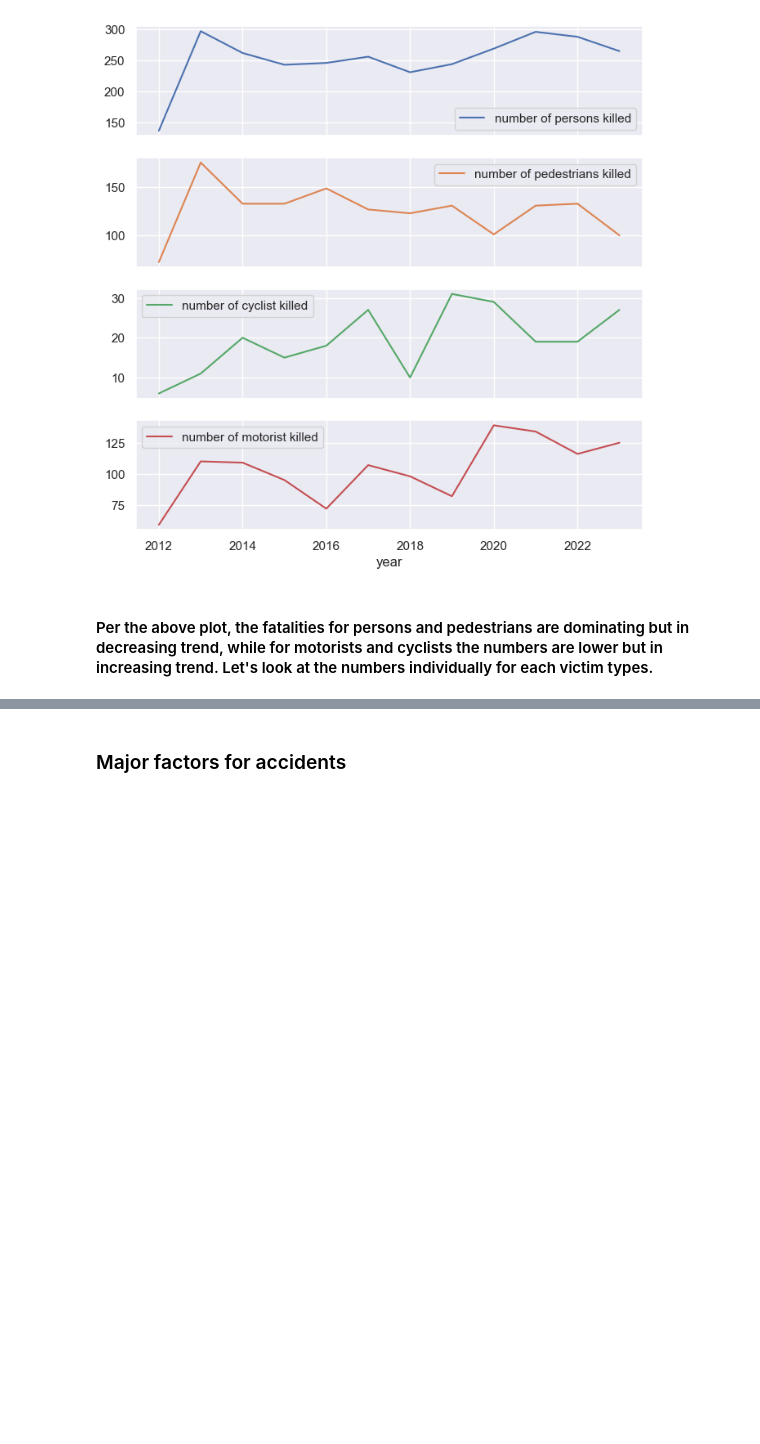
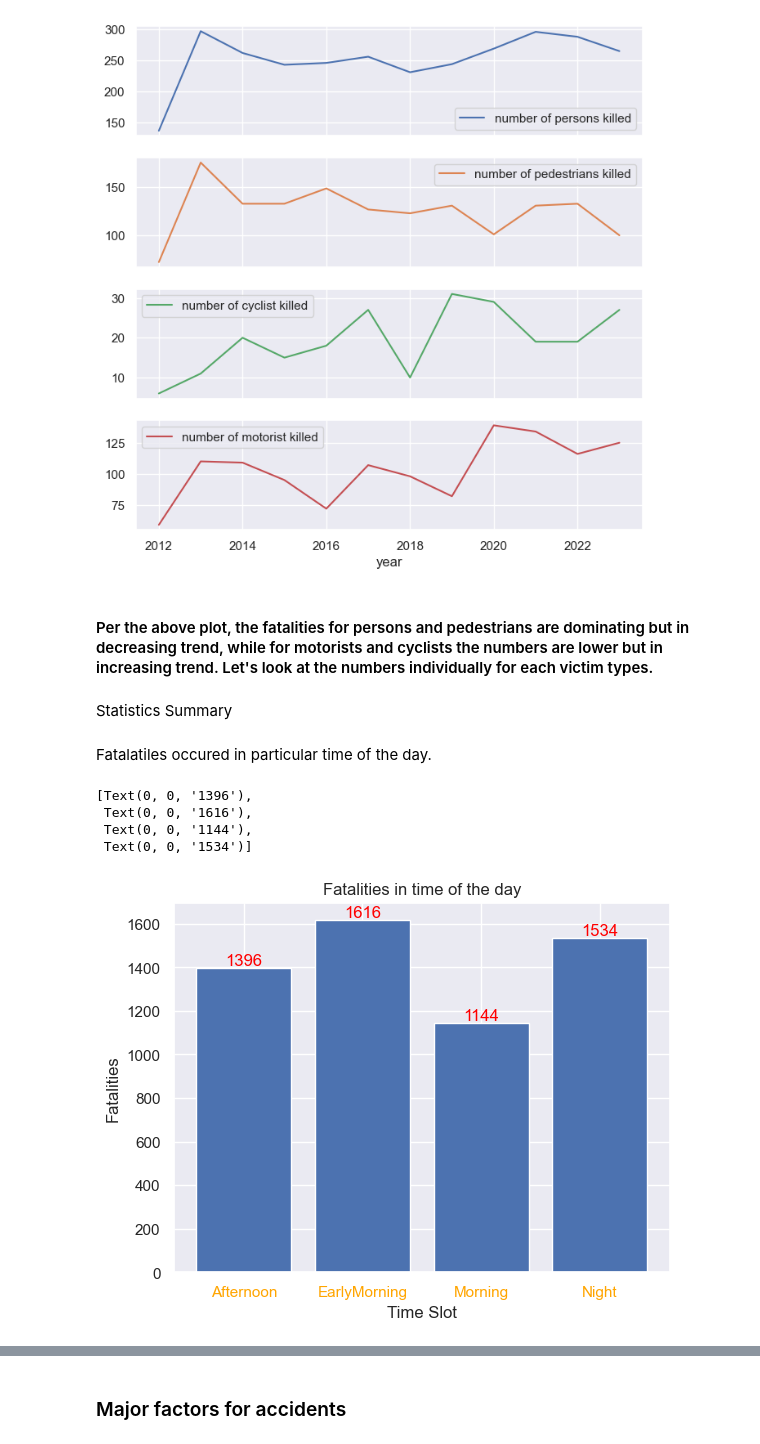
Before and after one commit to Pythorium-Quartet/Motor-Vehicle-Collison-Analysis, a Jupyter notebook: MotorVechicleCollisions_NYC.ipynb, the cells around one changed output, grey strips where cells are left out. Saved outputs shown, nothing was run; the diff lists cells and outputs as text; code cells hidden in the pictures; blank space fills up the shorter version.

```diff
--- a/MotorVechicleCollisions_NYC.ipynb
+++ b/MotorVechicleCollisions_NYC.ipynb
@@ -252,8 +262,8 @@ labels = ['EarlyMorning','Morning','Afternoon','Night']
 bins = ['00:00-06:00', '06:00-12:00', '12:00-18:00', '18:00-23:59']
 # Bin the 'Time' column
 
-collision_df1['TimeBin'] = collision_df1['crash time'].apply(map_time_to_bin)
-collision_df1.head()
+collision_df['TimeBin'] = collision_df['crash time'].apply(map_time_to_bin)
+collision_df.head()
 # %% [output]
 |  | crash date | crash time | borough | zip code | latitude | longitude | location | on street name | ... |
 | 0 | 2021-09-11 | 2:39 | NaN | NaN | NaN | NaN | NaN | WHITESTONE EXPRESSWAY | ... |
@@ -410,3 +412,27 @@ array([<Axes: xlabel='year'>, <Axes: xlabel='year'>,
 [figure]
 # %% [markdown]
 #### Per the above plot, the fatalities for persons and pedestrians are dominating but in decreasing trend, while for motorists and cyclists the numbers are lower but in increasing trend. Let's look at the numbers individually for each victim types.
+# %% [markdown]
+Statistics Summary
+# %% [markdown]
+Fatalatiles occured in particular time of the day.
+# %%
+# do we need to sort by TimeBin - before grouping? -Raghu can you please check.
+time_df1 = collision_df.groupby('TimeBin').agg(per_fat=('number of persons killed','sum'), per_cyc= ('number of cyclist killed','sum'),per_mot =('number of motorist killed','sum') ,per_ped= ('number of pedestrians killed','sum')).reset_index()
+
+time_df1['tot_fat'] = time_df1['per_fat'] + time_df1['per_cyc'] + time_df1['per_mot'] + time_df1['per_ped']
+
+fig, ax = plt.subplots()
+ax.set_xlabel('Time Slot')
+ax.set_ylabel('Fatalities')
+ax.set_title('Fatalities in time of the day')
+x_pos = np.arange(len(time_df1['TimeBin']))
+ax.set_xticks(x_pos, time_df1['TimeBin'], color='orange')
+bars = ax.bar(time_df1['TimeBin'],time_df1['tot_fat'])
+ax.bar_label(bars, color = 'red')
+# %% [output]
+[Text(0, 0, '1396'),
+ Text(0, 0, '1616'),
+ Text(0, 0, '1144'),
+ Text(0, 0, '1534')]
+[figure, added]
```
Also changed, not shown: parts of 8 cells of this notebook.
